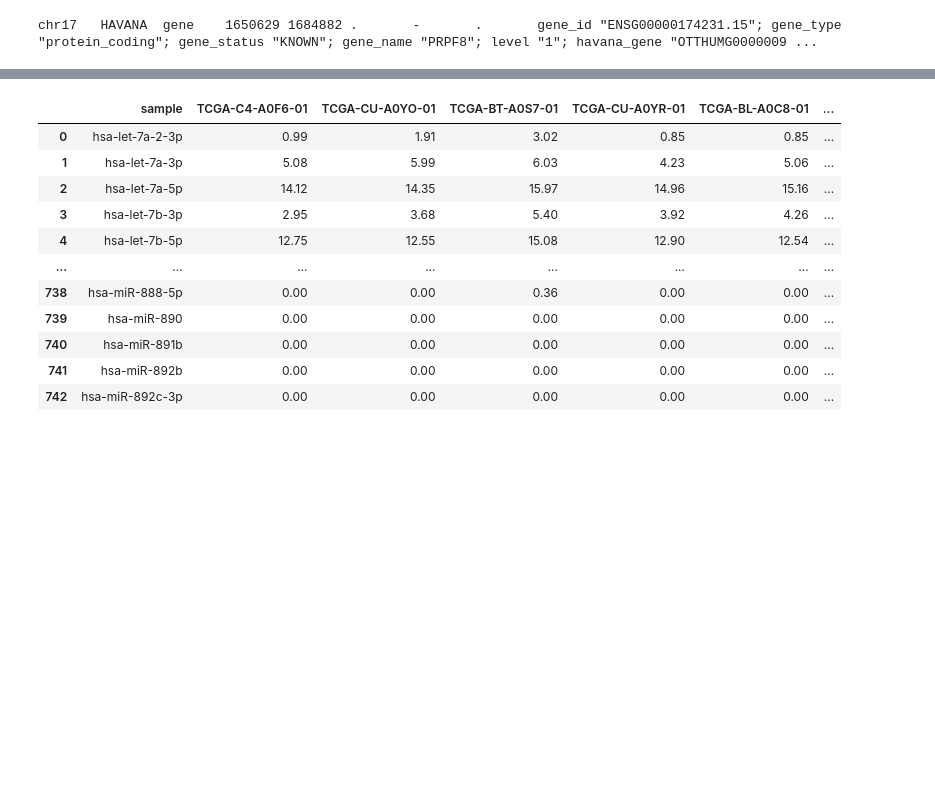
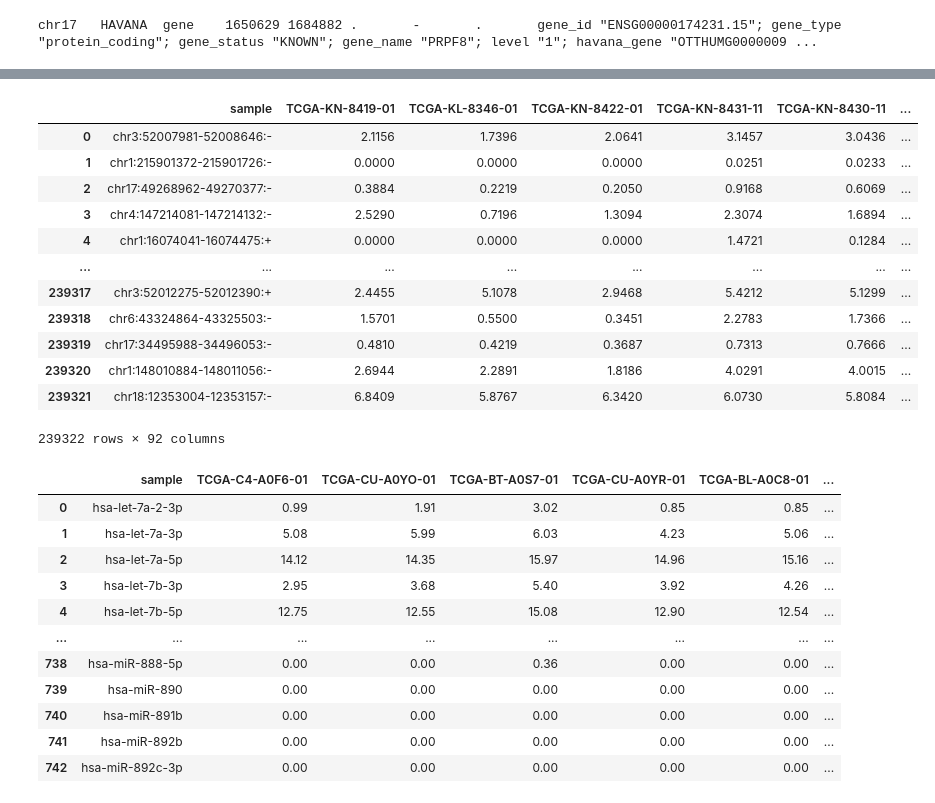
Before and after one commit to lenamariahackl/alt-splicing-mirna-reg, a Jupyter notebook: elastic_net.ipynb, the cells around one changed output, grey strips where cells are left out. Cells and saved outputs as stored; diff of their text form; code cells hidden in the pictures; blank space fills up the shorter version.

```diff
--- a/elastic_net.ipynb
+++ b/elastic_net.ipynb
@@ -147,3 +238,22 @@ exon_counts
+# %%
+exon_counts_old = pd.read_csv(tcga_path/'HiSeqV2_exon', delimiter='	')
+#exon_counts[exon_counts.gene.isna()]#5059 , 208970 - 208643 = 327
+exon_counts_old#[exon_counts.duplicated(subset=['sample'],keep=False)]#[exon_counts.id.isna()] #left 240270 -> 31627 NA
+#counts after duplicates: inner:207695
+# %% [output]
+|  | sample | TCGA-KN-8419-01 | TCGA-KL-8346-01 | TCGA-KN-8422-01 | TCGA-KN-8431-11 | TCGA-KN-8430-11 | ... |
+| 0 | chr3:52007981-52008646:- | 2.1156 | 1.7396 | 2.0641 | 3.1457 | 3.0436 | ... |
+| 1 | chr1:215901372-215901726:- | 0.0000 | 0.0000 | 0.0000 | 0.0251 | 0.0233 | ... |
+| 2 | chr17:49268962-49270377:- | 0.3884 | 0.2219 | 0.2050 | 0.9168 | 0.6069 | ... |
+| 3 | chr4:147214081-147214132:- | 2.5290 | 0.7196 | 1.3094 | 2.3074 | 1.6894 | ... |
+| 4 | chr1:16074041-16074475:+ | 0.0000 | 0.0000 | 0.0000 | 1.4721 | 0.1284 | ... |
+| ... | ... | ... | ... | ... | ... | ... | ... |
+| 239317 | chr3:52012275-52012390:+ | 2.4455 | 5.1078 | 2.9468 | 5.4212 | 5.1299 | ... |
+| 239318 | chr6:43324864-43325503:- | 1.5701 | 0.5500 | 0.3451 | 2.2783 | 1.7366 | ... |
+| 239319 | chr17:34495988-34496053:- | 0.4810 | 0.4219 | 0.3687 | 0.7313 | 0.7666 | ... |
+| 239320 | chr1:148010884-148011056:- | 2.6944 | 2.2891 | 1.8186 | 4.0291 | 4.0015 | ... |
+| 239321 | chr18:12353004-12353157:- | 6.8409 | 5.8767 | 6.3420 | 6.0730 | 5.8084 | ... |
+239322 rows × 92 columns
 # %%
 mirna_counts
 # %% [output]
```
Also changed, not shown: parts of 13 cells of this notebook, 1 other file.
